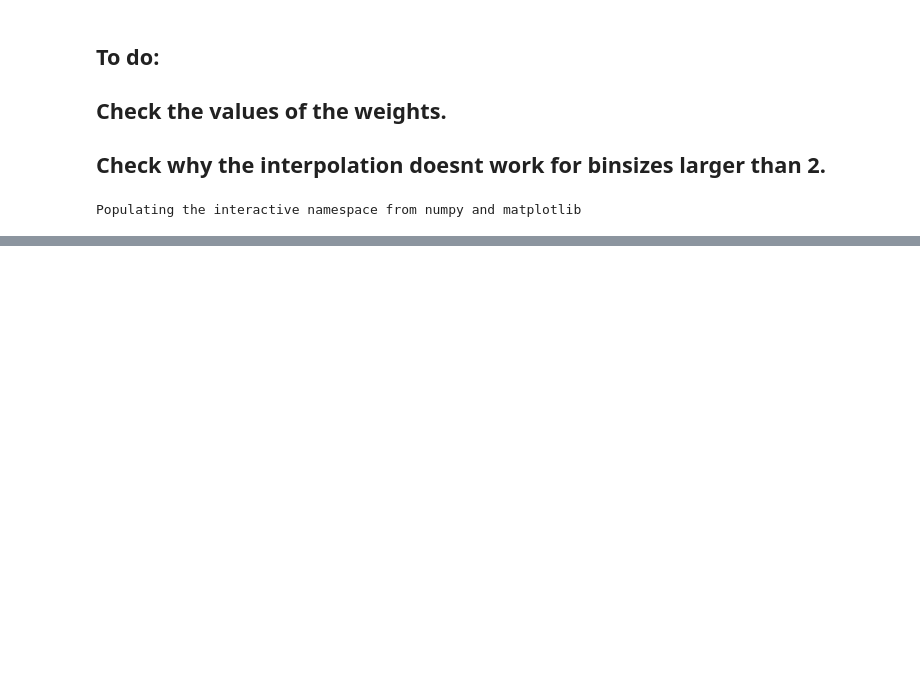
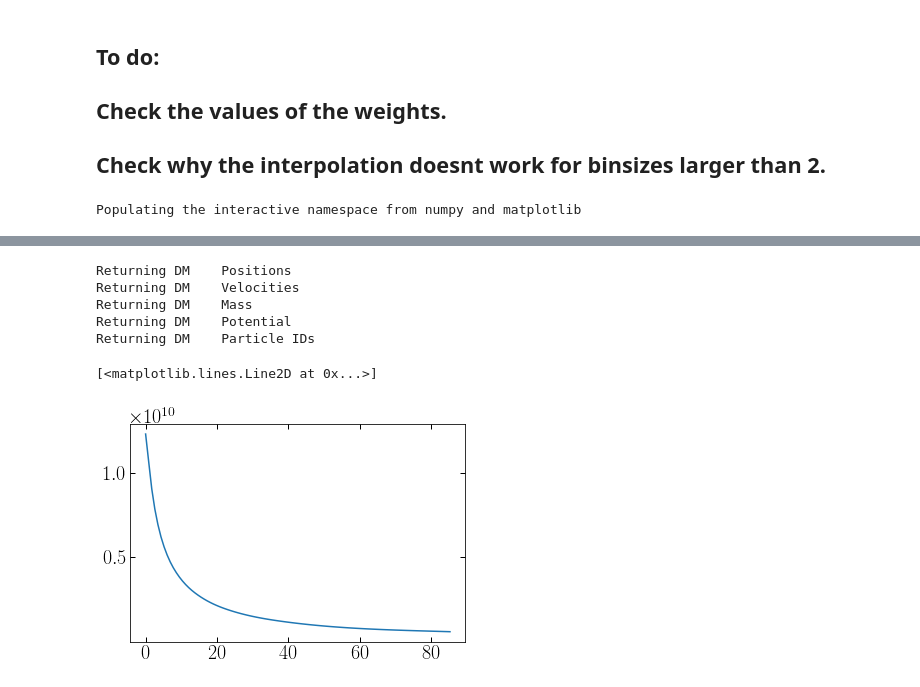
Before and after one commit to chervs/tracers_triaxial, a Jupyter notebook: test_Stracers.ipynb, the cells around one changed output, grey strips where cells are left out. Saved outputs shown, nothing was run; the diff lists cells and outputs as text; code cells hidden in the pictures; blank space fills up the shorter version.

```diff
--- a/test_Stracers.ipynb
+++ b/test_Stracers.ipynb
@@ -325,0 +213,38 @@ density_tools.density_peaks(np.log(rho_mw_dm)/np.max(np.log(rho_mw_dm)), xmin=-1
+# %%
+snapshot = './halos/LMC1_97K_vir_000'
+
+
+pp = readsnap(snapshot, 'pos', 'dm')
+vv = readsnap(snapshot, 'vel', 'dm')
+mass = readsnap(snapshot, 'mass', 'dm')
+Epp = readsnap(snapshot, 'pot', 'dm')
+ids = readsnap(snapshot, 'pid', 'dm')
+
+
+r = np.sqrt(pp[:,0]**2+pp[:,1]**2+pp[:,2]**2)
+
+# truncating the halo
+
+r_cut = index = np.where(r<100)[0]
+
+pp = pp[r_cut]
+r = r[r_cut]
+vv = vv[r_cut]
+mass = mass[r_cut]
+Epp = Epp[r_cut]
+ids = ids[r_cut]
+
+v = np.sqrt(vv[:,0]**2 + vv[:,1]**2 + vv[:,2]**2)
+# %% [output]
+Returning DM    Positions
+Returning DM    Velocities
+Returning DM    Mass
+Returning DM    Potential
+Returning DM    Particle IDs
+# %%
+rbins, psi, epsilon, Histo_epsilon = energies(r, Epp*mass[0]*1E10, v, 100, 100, mass[0]*1E10)
+# %%
+plot(rbins, psi)
+# %% [output]
+[<matplotlib.lines.Line2D at 0x...>]
+[figure, added]
```
Also changed, not shown: parts of 23 cells of this notebook, 2 other files.
